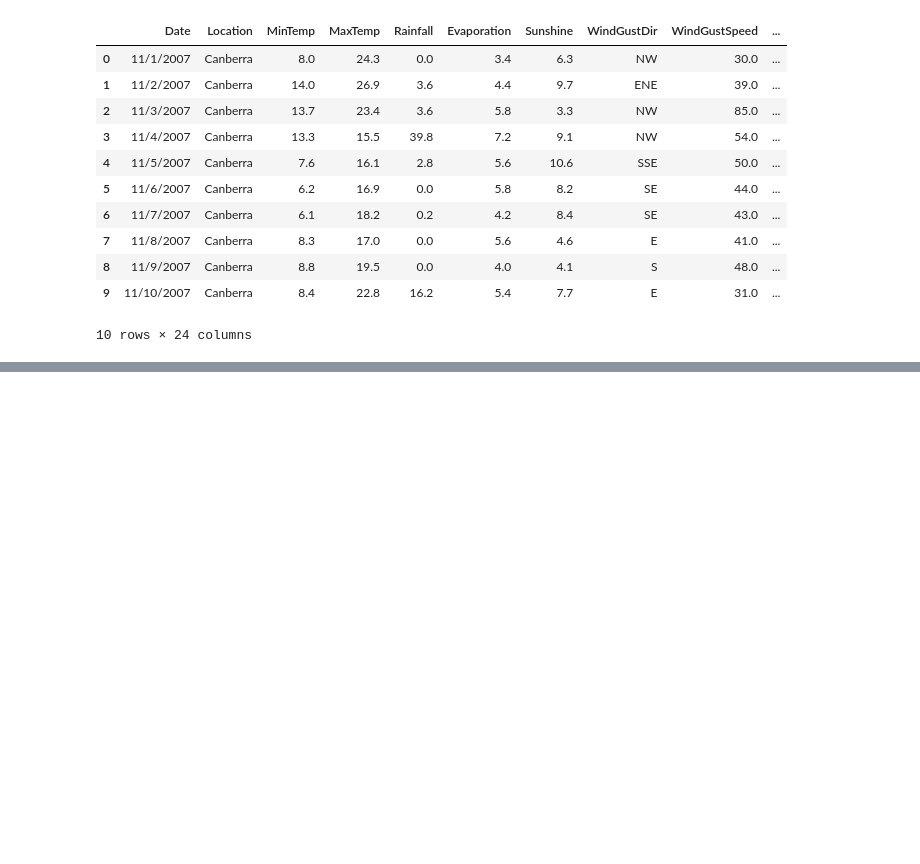
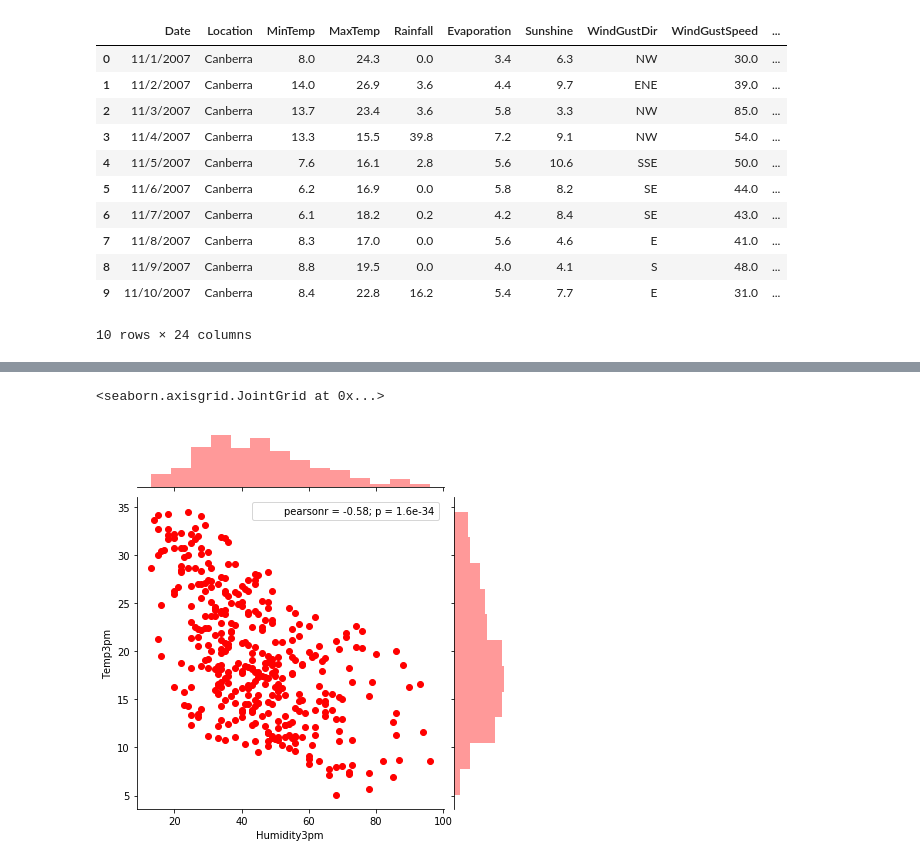
Before and after one commit to Akshay-Sehgal/Assignment, a Jupyter notebook: Assignment_6.ipynb, the cells around one changed output, grey strips where cells are left out. Saved outputs shown, nothing was run; the diff lists cells and outputs as text; code cells hidden in the pictures; blank space fills up the shorter version.

```diff
--- a/Assignment_6.ipynb
+++ b/Assignment_6.ipynb
@@ -24,0 +41,5 @@ ds.head(10)
+# %%
+sb.jointplot(x=ds["Humidity3pm"],y=ds["Temp3pm"],color="red")
+# %% [output]
+<seaborn.axisgrid.JointGrid at 0x...>
+[figure, added]
```
Also changed, not shown: parts of 9 cells of this notebook.
